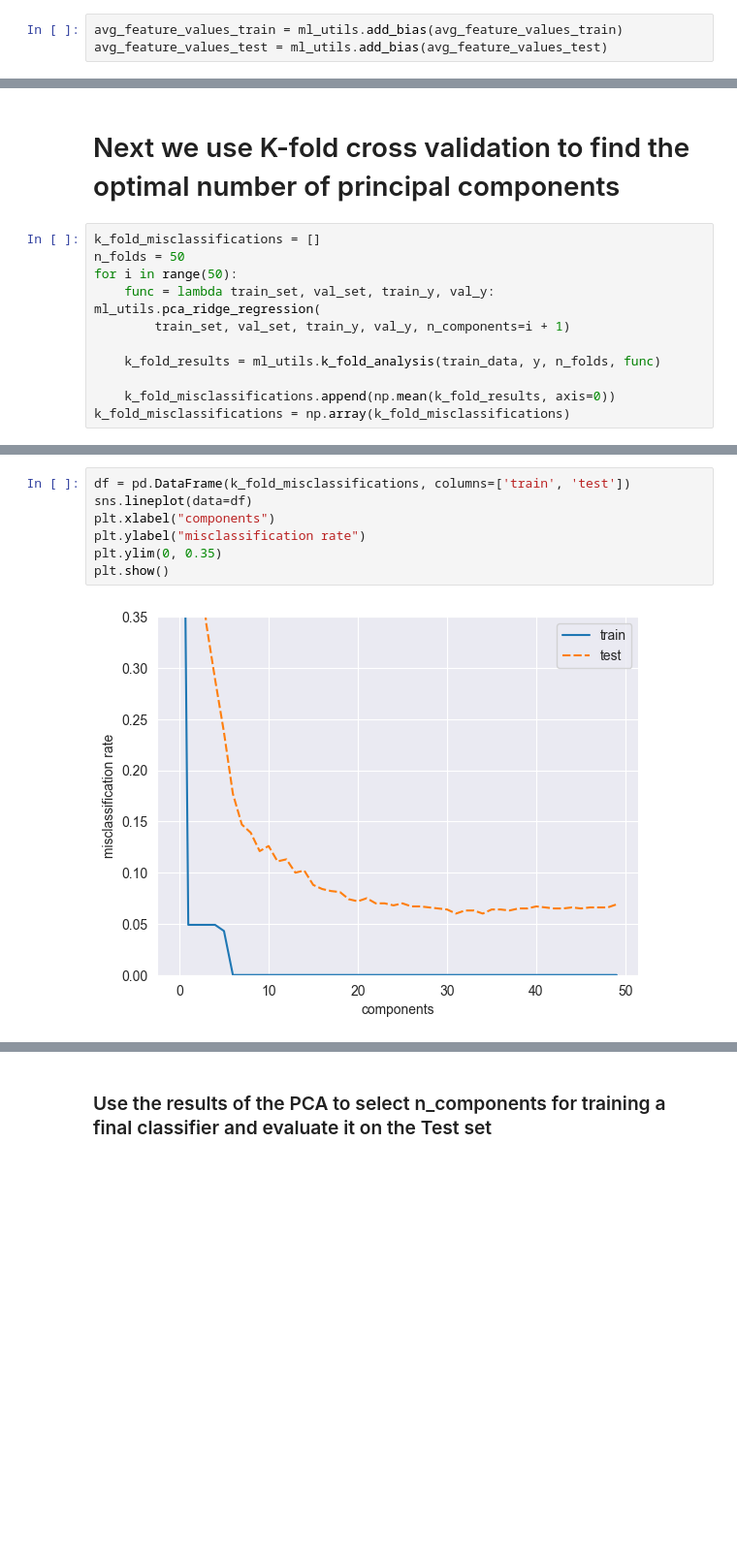
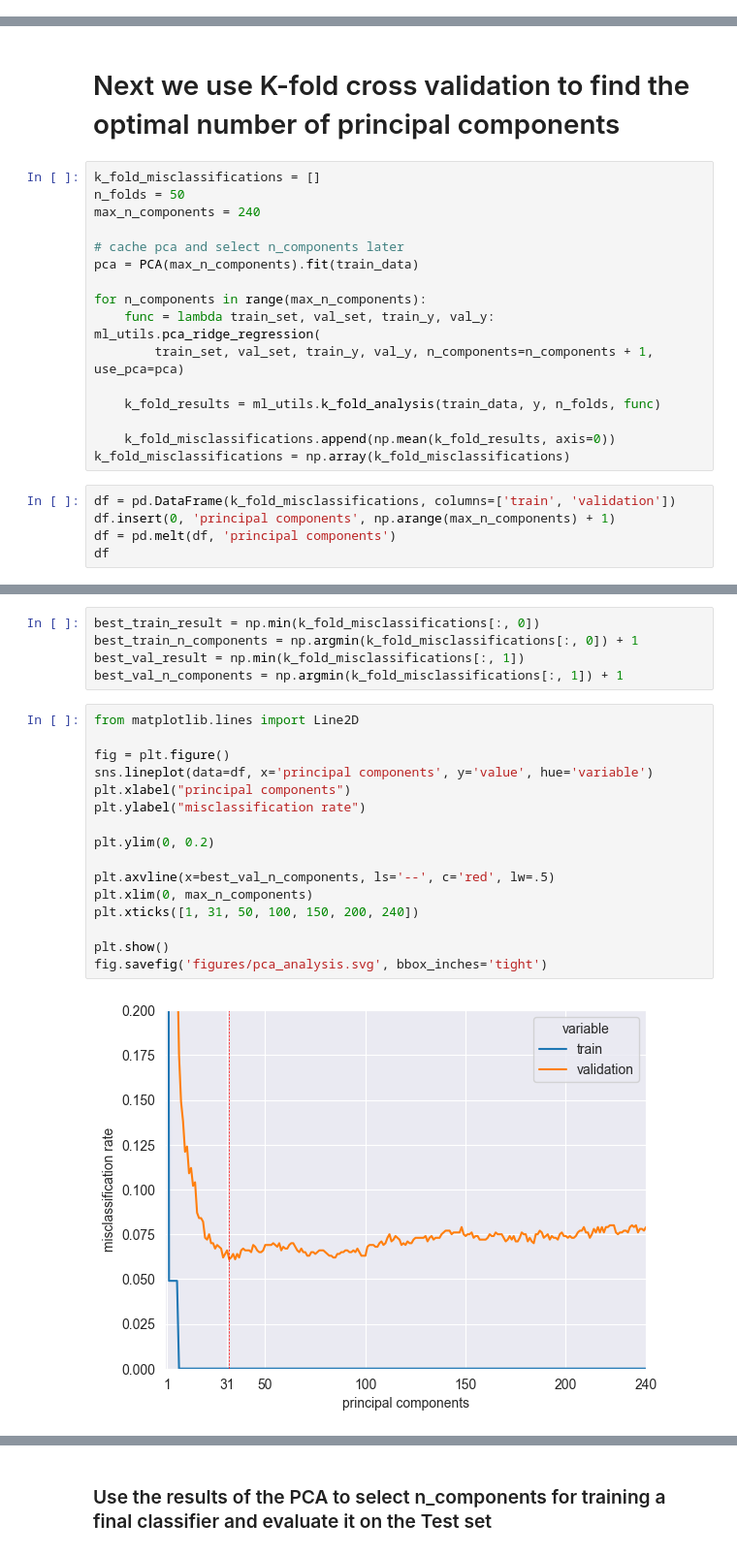
Before and after one commit to RickHuizing/MLProject-Group15-Digits, a Jupyter notebook: linear_regression.ipynb, the cells around one changed output, grey strips where cells are left out. Shown: that part at 97% size. Saved outputs shown, nothing was run; the diff lists cells and outputs as text; blank space fills up the shorter version.

Commit message:
some last-minute optimizations and figure creation

```diff
--- a/linear_regression.ipynb
+++ b/linear_regression.ipynb
@@ -158,9 +160,6 @@ avg_feature_values_train.shape
 now we have reduced X from 240 features to 10
 
 try ridge regression again
-# %%
-avg_feature_values_train = ml_utils.add_bias(avg_feature_values_train)
-avg_feature_values_test = ml_utils.add_bias(avg_feature_values_test)
 # %%
 w_opt = perform_linear_ridge_regression(avg_feature_values_train, y)
 # %%
@@ -174,11 +173,21 @@ test: misclassified: 81, misclassification rate: 8.1%
 # %%
 k_fold_misclassifications = []
 n_folds = 50
-for i in range(50):
+max_n_components = 240
+
+# cache pca and select n_components later
+pca = PCA(max_n_components).fit(train_data)
+
+for n_components in range(max_n_components):
     func = lambda train_set, val_set, train_y, val_y: ml_utils.pca_ridge_regression(
-        train_set, val_set, train_y, val_y, n_components=i + 1)
+        train_set, val_set, train_y, val_y, n_components=n_components + 1, use_pca=pca)
 
     k_fold_results = ml_utils.k_fold_analysis(train_data, y, n_folds, func)
 
     k_fold_misclassifications.append(np.mean(k_fold_results, axis=0))
 k_fold_misclassifications = np.array(k_fold_misclassifications)
+# %%
+df = pd.DataFrame(k_fold_misclassifications, columns=['train', 'validation'])
+df.insert(0, 'principal components', np.arange(max_n_components) + 1)
+df = pd.melt(df, 'principal components')
+df
@@ -185,11 +208,25 @@ k_fold_misclassifications = np.array(k_fold_misclassifications)
+# %%
+best_train_result = np.min(k_fold_misclassifications[:, 0])
+best_train_n_components = np.argmin(k_fold_misclassifications[:, 0]) + 1
+best_val_result = np.min(k_fold_misclassifications[:, 1])
+best_val_n_components = np.argmin(k_fold_misclassifications[:, 1]) + 1
 # %%
-df = pd.DataFrame(k_fold_misclassifications, columns=['train', 'test'])
-sns.lineplot(data=df)
-plt.xlabel("components")
+from matplotlib.lines import Line2D
+
+fig = plt.figure()
+sns.lineplot(data=df, x='principal components', y='value', hue='variable')
+plt.xlabel("principal components")
 plt.ylabel("misclassification rate")
-plt.ylim(0, 0.35)
+
+plt.ylim(0, 0.2)
+
+plt.axvline(x=best_val_n_components, ls='--', c='red', lw=.5)
+plt.xlim(0, max_n_components)
+plt.xticks([1, 31, 50, 100, 150, 200, 240])
+
 plt.show()
+fig.savefig('figures/pca_analysis.svg', bbox_inches='tight')
 # %% [output]
-[figure, old version]
+[figure, new version]
 # %%
 print(
```
Also changed, not shown: parts of 10 cells of this notebook, 8 other files.
